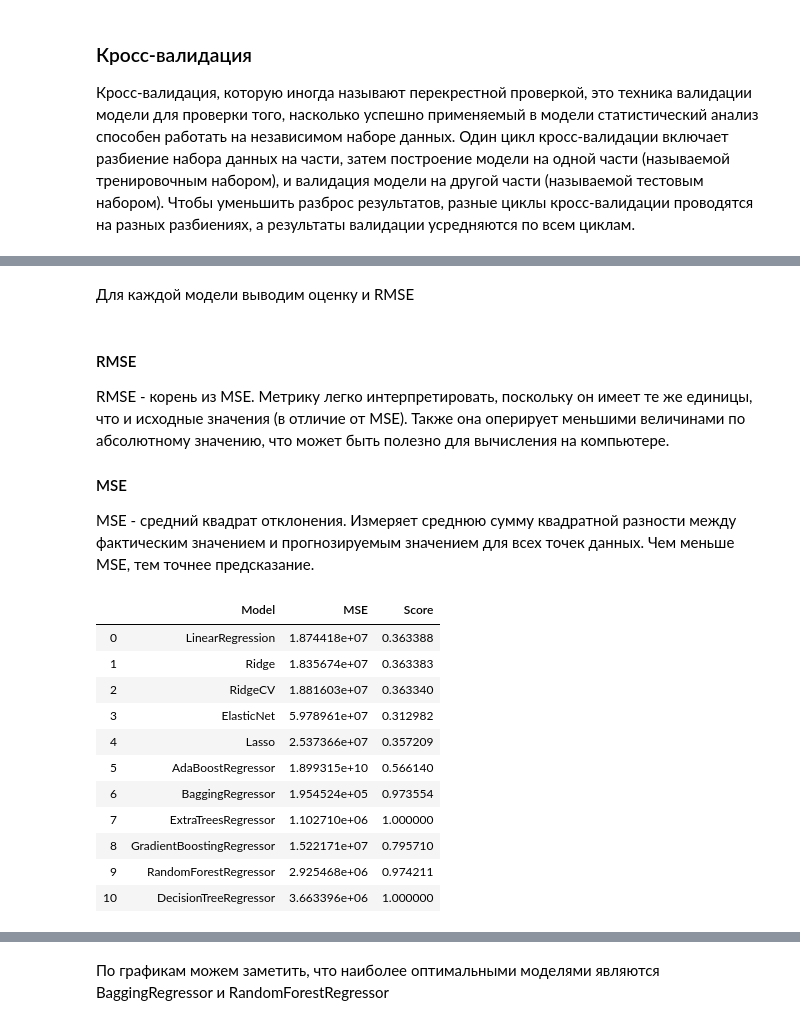
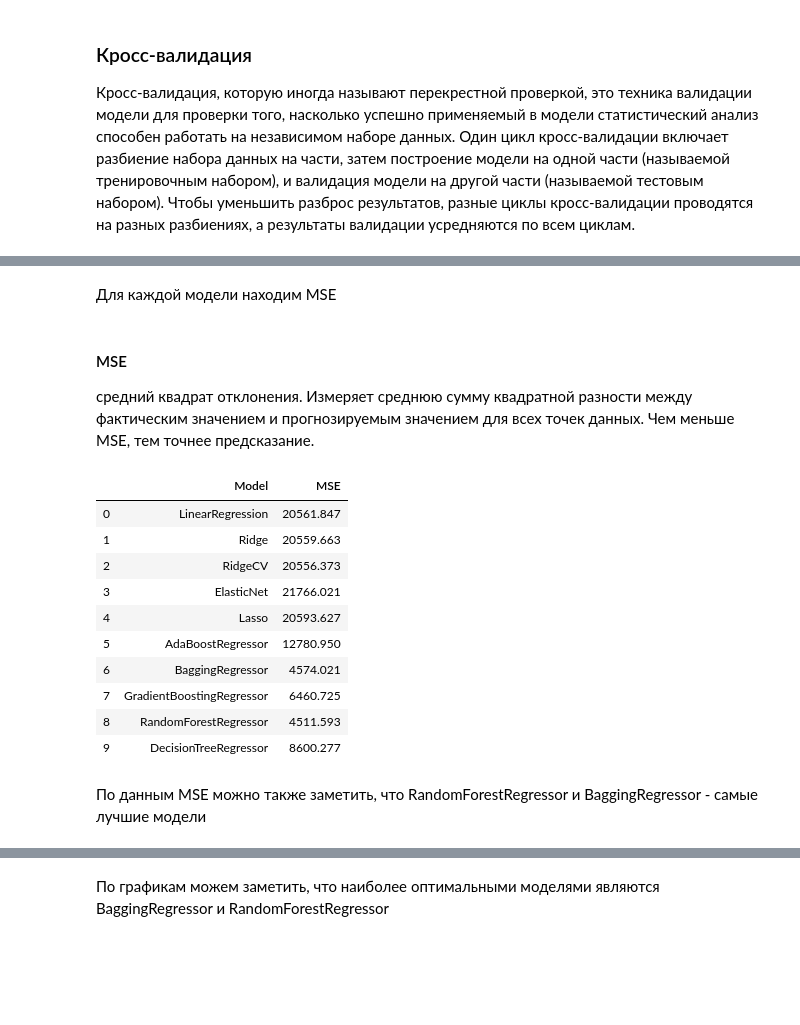
Before and after one commit to EdKsenia/AnalysisSem, a Jupyter notebook: Analis.ipynb, the cells around one changed output, grey strips where cells are left out. Drawn from its saved outputs; the diff is of its cells as text; code cells hidden in the pictures; blank space fills up the shorter version.

```diff
--- a/Analis.ipynb
+++ b/Analis.ipynb
@@ -338,8 +338,7 @@ train = train.drop(['datetime'], axis = 1);
 # %% [markdown]
  В таблице X оставим необходимые для изучения данных параметры, в таблице Y - один столбик содержащий таргет переменную
 # %%
-# X = train.drop(['datetime','weekday','count', 'casual', 'registered'], axis = 1)
-X = train.drop(['count', 'casual', 'registered'], axis = 1)
-Y = train['count'].values
+X = train.drop(['atemp','count', 'casual', 'registered'], axis = 1)
+Y = train['count']
 # %%
 train_data, test_data, train_labels, test_labels = train_test_split(X, Y)
@@ -475,8 +466,0 @@ from sklearn.tree import DecisionTreeRegressor
-# %%
-model = RandomForestRegressor()
-parameters = {'criterion' : ['mse', 'mae'],
-                  'min_samples_split' : range(2,5),
-                  'max_depth' : range(1,10)
-                }
-grid = GridSearchCV(estimator=model, param_grid = parameters, n_jobs=-1)
-grid.fit(train_data, train_labels)
@@ -515,7 +503,6 @@ regressions["ElasticNet"]  = ElasticNet()
 regressions["Lasso"]  = Lasso()
 regressions["AdaBoostRegressor"] = AdaBoostRegressor()
 regressions["BaggingRegressor"] = BaggingRegressor()
-regressions["ExtraTreesRegressor"] = ExtraTreesRegressor()
 regressions["GradientBoostingRegressor"]  = GradientBoostingRegressor()
 regressions["RandomForestRegressor"]    = RandomForestRegressor()
 regressions["DecisionTreeRegressor"]    = DecisionTreeRegressor(criterion='mse', max_depth=None,
@@ -539,7 +526,7 @@ regResult = []
 models = []
 for name in regressions:
     model = regressions[name]
-    res = cross_val_score(model, train_data, train_labels)
+    res = cross_val_score(model, train_data, train_labels, scoring = 'neg_mean_squared_error')
     regResult.append(res)
     models.append(name)
     print("{}: {}, {}".format(name, round(res.mean(), 3), round(res.std(), 3)))
@@ -609,9 +590,6 @@ print(estimators)
 # %% [markdown]
-Для каждой модели выводим оценку и RMSE
+Для каждой модели находим MSE
 # %% [markdown]
-#### RMSE
-RMSE - корень из MSE. Метрику легко интерпретировать, поскольку он имеет те же единицы, что и исходные значения (в отличие от MSE). Также она оперирует меньшими величинами по абсолютному значению, что может быть полезно для вычисления на компьютере.
-
 #### MSE
-MSE - средний квадрат отклонения. Измеряет среднюю сумму квадратной разности между фактическим значением и прогнозируемым значением для всех точек данных. Чем меньше MSE, тем точнее предсказание.
+средний квадрат отклонения. Измеряет среднюю сумму квадратной разности между фактическим значением и прогнозируемым значением для всех точек данных. Чем меньше MSE, тем точнее предсказание.
 # %%
@@ -619,28 +597,28 @@ from sklearn.metrics import mean_squared_log_error,mean_squared_error, r2_score,
 # %%
 models = []
-score = []
 mse = []
 for name in estimators:
     estimators[name].fit(np.array(train_data), train_labels)
     models.append(name)
     score.append(estimators[name].score(train_data, train_labels))
-    mse.append(np.sum(test_labels - estimators[name].predict(np.array(test_data))) ** 2)
-d={'Model':models,'MSE':mse,'Score':score}
+    mse.append( round(mean_squared_error(test_labels, estimators[name].predict(np.array(test_data))), 3))
+d={'Model':models,'MSE':mse}
 reg_frame=pd.DataFrame(d)
 reg_frame
 # %% [output]
-|  | Model | MSE | Score |
-| 0 | LinearRegression | 1.874418e+07 | 0.363388 |
-| 1 | Ridge | 1.835674e+07 | 0.363383 |
-| 2 | RidgeCV | 1.881603e+07 | 0.363340 |
-| 3 | ElasticNet | 5.978961e+07 | 0.312982 |
-| 4 | Lasso | 2.537366e+07 | 0.357209 |
-| 5 | AdaBoostRegressor | 1.899315e+10 | 0.566140 |
-| 6 | BaggingRegressor | 1.954524e+05 | 0.973554 |
-| 7 | ExtraTreesRegressor | 1.102710e+06 | 1.000000 |
-| 8 | GradientBoostingRegressor | 1.522171e+07 | 0.795710 |
-| 9 | RandomForestRegressor | 2.925468e+06 | 0.974211 |
-| 10 | DecisionTreeRegressor | 3.663396e+06 | 1.000000 |
+|  | Model | MSE |
+| 0 | LinearRegression | 20561.847 |
+| 1 | Ridge | 20559.663 |
+| 2 | RidgeCV | 20556.373 |
+| 3 | ElasticNet | 21766.021 |
+| 4 | Lasso | 20593.627 |
+| 5 | AdaBoostRegressor | 12780.950 |
+| 6 | BaggingRegressor | 4574.021 |
+| 7 | GradientBoostingRegressor | 6460.725 |
+| 8 | RandomForestRegressor | 4511.593 |
+| 9 | DecisionTreeRegressor | 8600.277 |
+# %% [markdown]
+По данным MSE можно также заметить, что  RandomForestRegressor и BaggingRegressor - самые лучшие модели
 # %%
 for name in estimators:
     pylab.figure(figsize = (16, 6))
```
Also changed, not shown: parts of 54 cells of this notebook, 2 other files.
